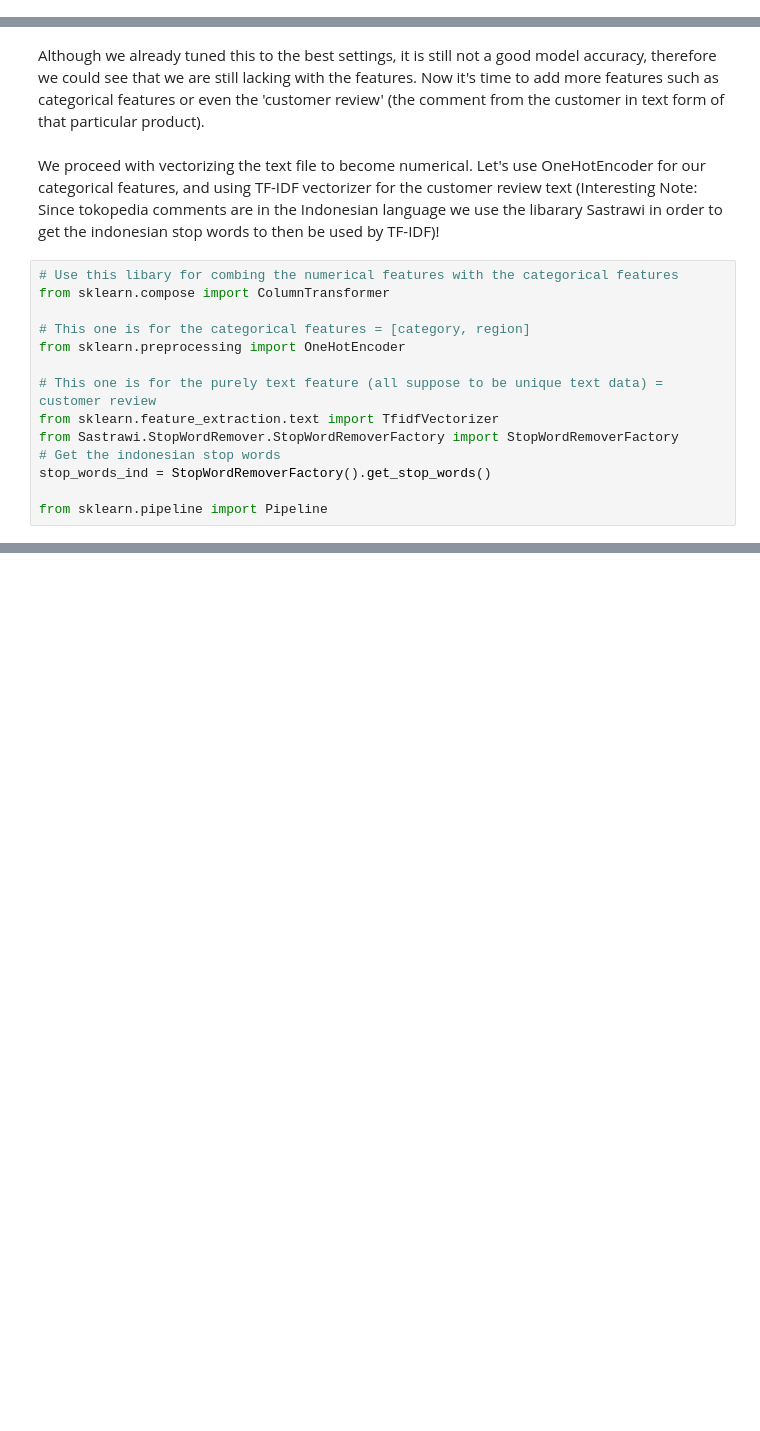
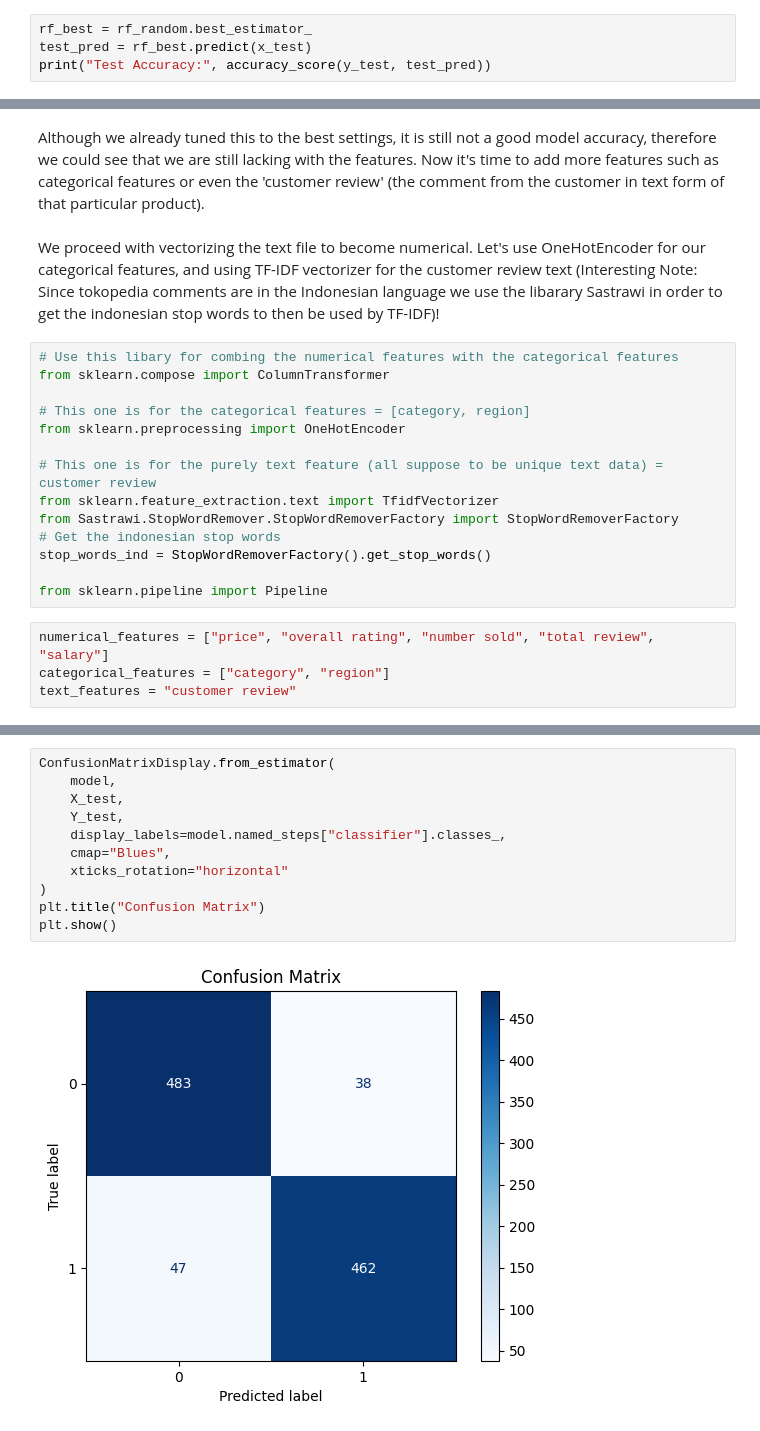
Before and after one commit to Barrizzz/Data-Science-ML, a Jupyter notebook: MLTesting.ipynb, the cells around one changed output, grey strips where cells are left out. Drawn from its saved outputs; the diff is of its cells as text; blank space fills up the shorter version.

```diff
--- a/MLTesting.ipynb
+++ b/MLTesting.ipynb
@@ -363,0 +396,4 @@ plt.show()
+# %%
+rf_best = rf_random.best_estimator_
+test_pred = rf_best.predict(x_test)
+print("Test Accuracy:", accuracy_score(y_test, test_pred))
@@ -379,3 +417,7 @@ from Sastrawi.StopWordRemover.StopWordRemoverFactory import StopWordRemoverFacto
 stop_words_ind = StopWordRemoverFactory().get_stop_words()
 
 from sklearn.pipeline import Pipeline
+# %%
+numerical_features = ["price", "overall rating", "number sold", "total review", "salary"]
+categorical_features = ["category", "region"]
+text_features = "customer review"
@@ -381,0 +469,13 @@ from sklearn.pipeline import Pipeline
+# %%
+ConfusionMatrixDisplay.from_estimator(
+    model,
+    X_test,
+    Y_test,
+    display_labels=model.named_steps["classifier"].classes_,
+    cmap="Blues",
+    xticks_rotation="horizontal"
+)
+plt.title("Confusion Matrix")
+plt.show()
+# %% [output]
+[figure, added]
```
Also changed, not shown: parts of 6 cells of this notebook.
